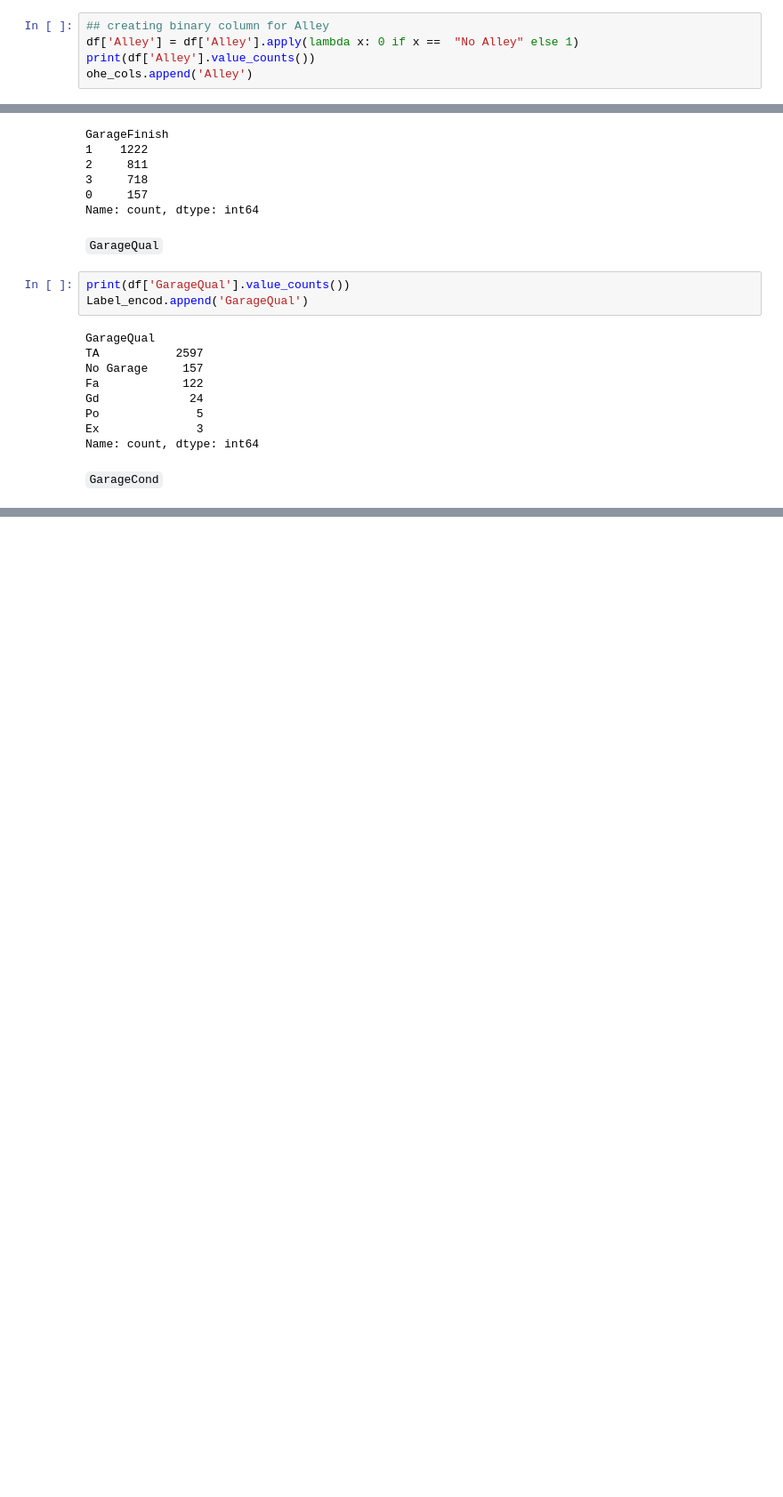
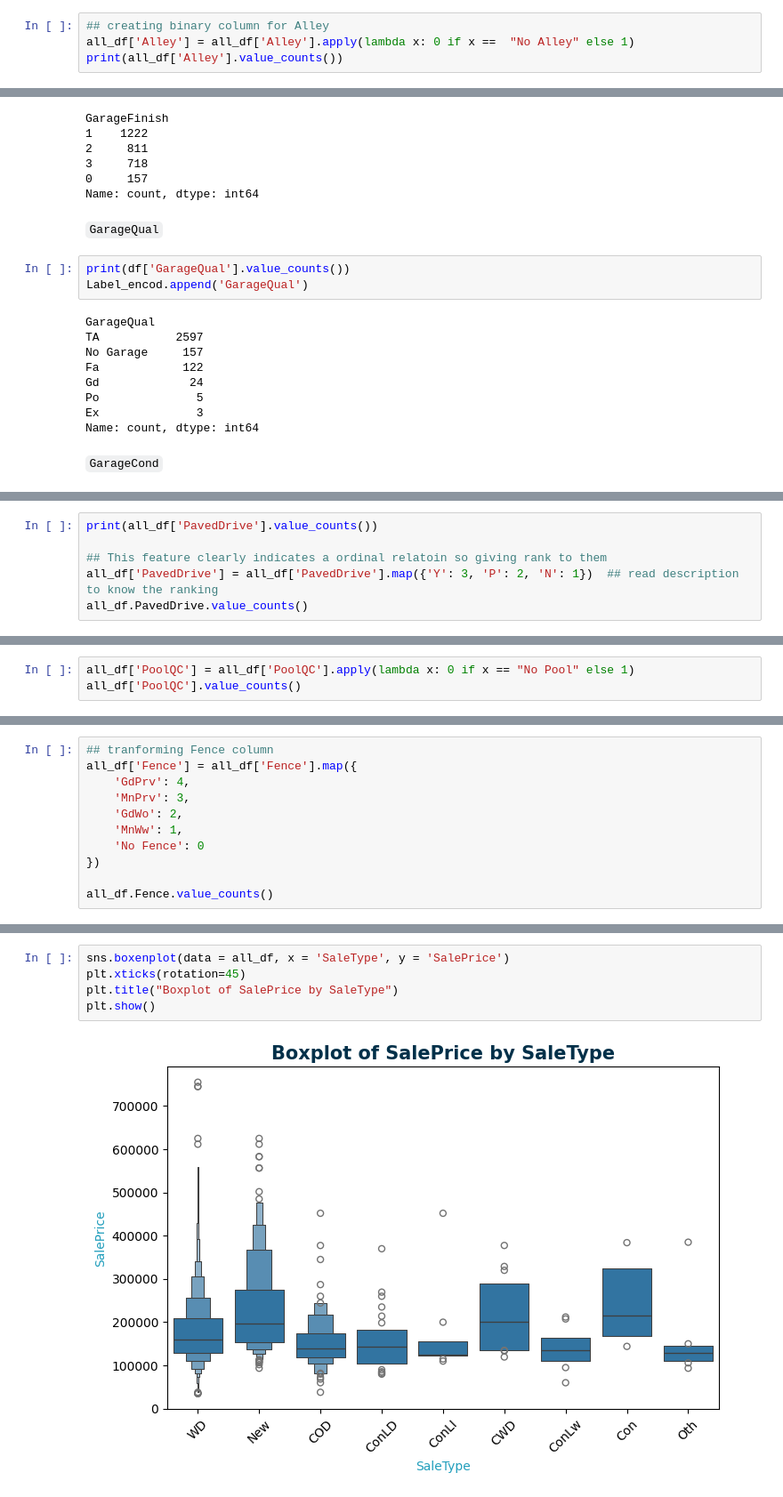
Before and after one commit to rahmankhan2241/House-Price-Prediction-Kaggle-Competition, a Jupyter notebook: Preprocessing.ipynb, the cells around one changed output, grey strips where cells are left out. Shown at 89% size. Saved outputs shown, nothing was run; the diff lists cells and outputs as text; blank space fills up the shorter version.

Commit message:
Add files via upload
"Done Some More preprocessing Steps for Categorical Data"

```diff
--- a/Preprocessing.ipynb
+++ b/Preprocessing.ipynb
@@ -167,9 +167,8 @@ Name: count, dtype: int64
 Since Occurance of Grvl and Pave are very low compare to NoAlley and even their effect on Sale price does'nt very vary so i'll tranform this column in binary 1(For Alley) 0(No Alley)
 # %%
 ## creating binary column for Alley
-df['Alley'] = df['Alley'].apply(lambda x: 0 if x ==  "No Alley" else 1)
-print(df['Alley'].value_counts())
-ohe_cols.append('Alley')
+all_df['Alley'] = all_df['Alley'].apply(lambda x: 0 if x ==  "No Alley" else 1)
+print(all_df['Alley'].value_counts())
 # %% [output]
 Alley
 0    2727
@@ -907,0 +907,6 @@ Label_encod.append('GarageQual')
+# %%
+print(all_df['PavedDrive'].value_counts())
+
+## This feature clearly indicates a ordinal relatoin so giving rank to them
+all_df['PavedDrive'] = all_df['PavedDrive'].map({'Y': 3, 'P': 2, 'N': 1})  ## read description to know the ranking
+all_df.PavedDrive.value_counts()
@@ -907,0 +937,3 @@ Label_encod.append('GarageQual')
+# %%
+all_df['PoolQC'] = all_df['PoolQC'].apply(lambda x: 0 if x == "No Pool" else 1)
+all_df['PoolQC'].value_counts()
@@ -907,0 +966,11 @@ Label_encod.append('GarageQual')
+# %%
+## tranforming Fence column
+all_df['Fence'] = all_df['Fence'].map({
+    'GdPrv': 4,
+    'MnPrv': 3,
+    'GdWo': 2,
+    'MnWw': 1,
+    'No Fence': 0
+})
+
+all_df.Fence.value_counts()
@@ -907,0 +1022,7 @@ Label_encod.append('GarageQual')
+# %%
+sns.boxenplot(data = all_df, x = 'SaleType', y = 'SalePrice')
+plt.xticks(rotation=45)
+plt.title("Boxplot of SalePrice by SaleType")
+plt.show()
+# %% [output]
+[figure, added]
```
Also changed, not shown: parts of 58 cells of this notebook, 7 other files.
